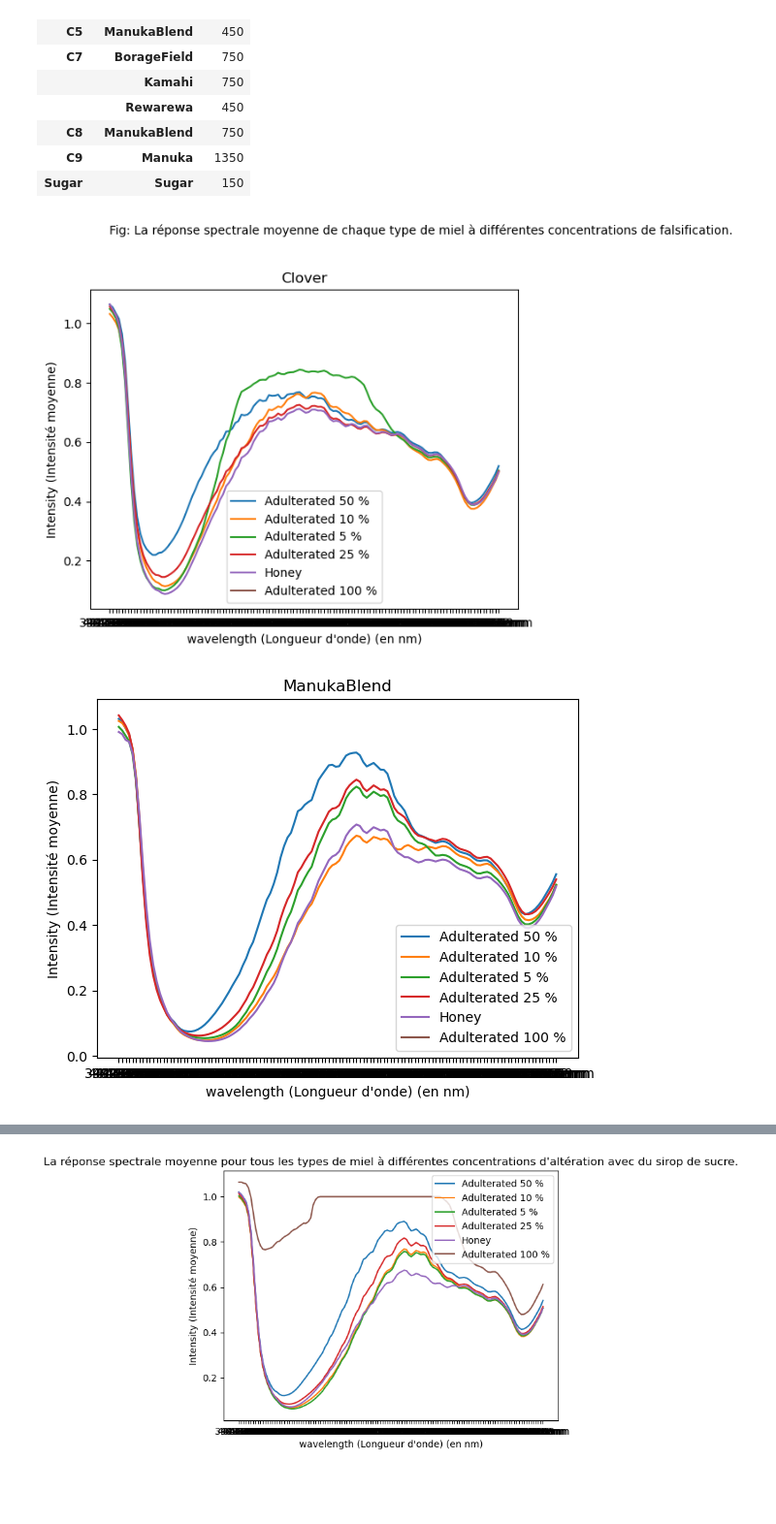
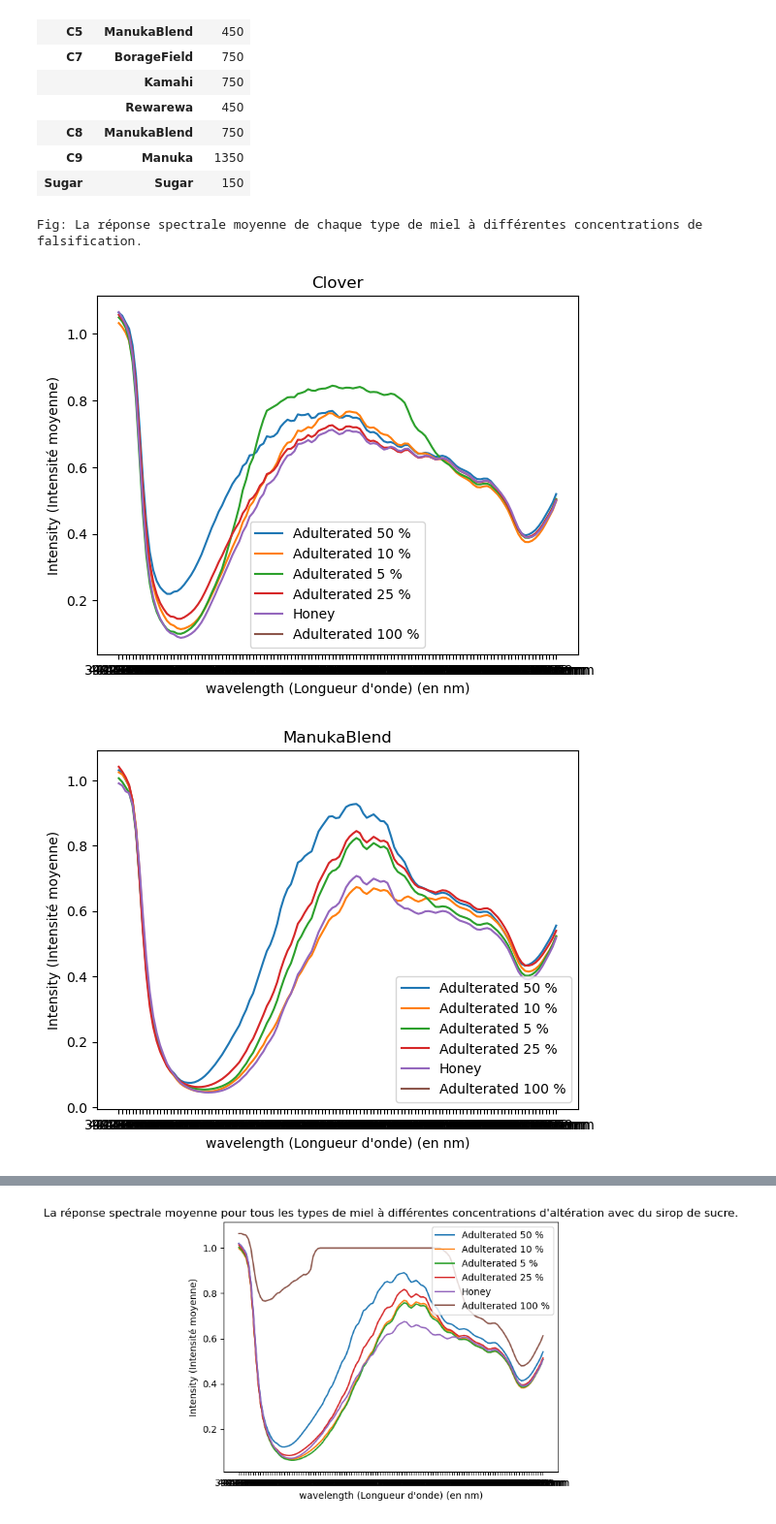
Before and after one commit to oussamajaouabi/Honey-Adulteration-Detection, a Jupyter notebook: Projet - Fouille de données.ipynb, the cells around one changed output, grey strips where cells are left out. Shown at 97% size. Saved outputs shown, nothing was run; the diff lists cells and outputs as text; code cells hidden in the pictures; blank space fills up the shorter version.

```diff
--- a/Projet - Fouille de données.ipynb
+++ b/Projet - Fouille de données.ipynb
@@ -204,11 +207,12 @@ def mean_spectral_response_of_each_honey_type(honey_type):
     plt.legend()
     plt.show()
 # %%
-plt.text(0, 1.3, f'Fig: La réponse spectrale moyenne de chaque type de miel à différentes concentrations de falsification. ', fontsize=10)
+print('Fig: La réponse spectrale moyenne de chaque type de miel à différentes concentrations de falsification. ')
 for honey_type in df['Class'].unique():
     mean_spectral_response_of_each_honey_type(honey_type)
 # %% [output]
+Fig: La réponse spectrale moyenne de chaque type de miel à différentes concentrations de falsification.
-[figure, old version]
+[figure, new version]
 [figure]
 [figure]
 [figure]
```
Also changed, not shown: parts of 11 cells of this notebook.
